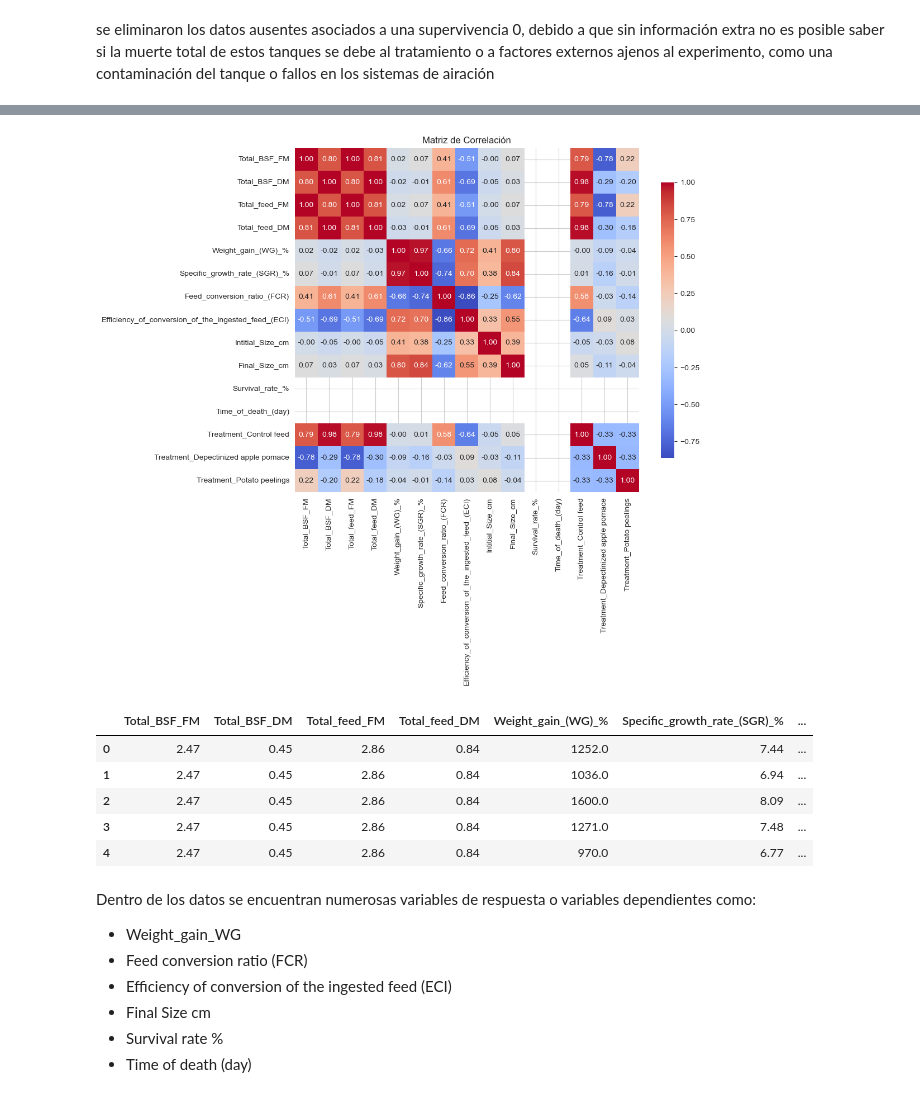
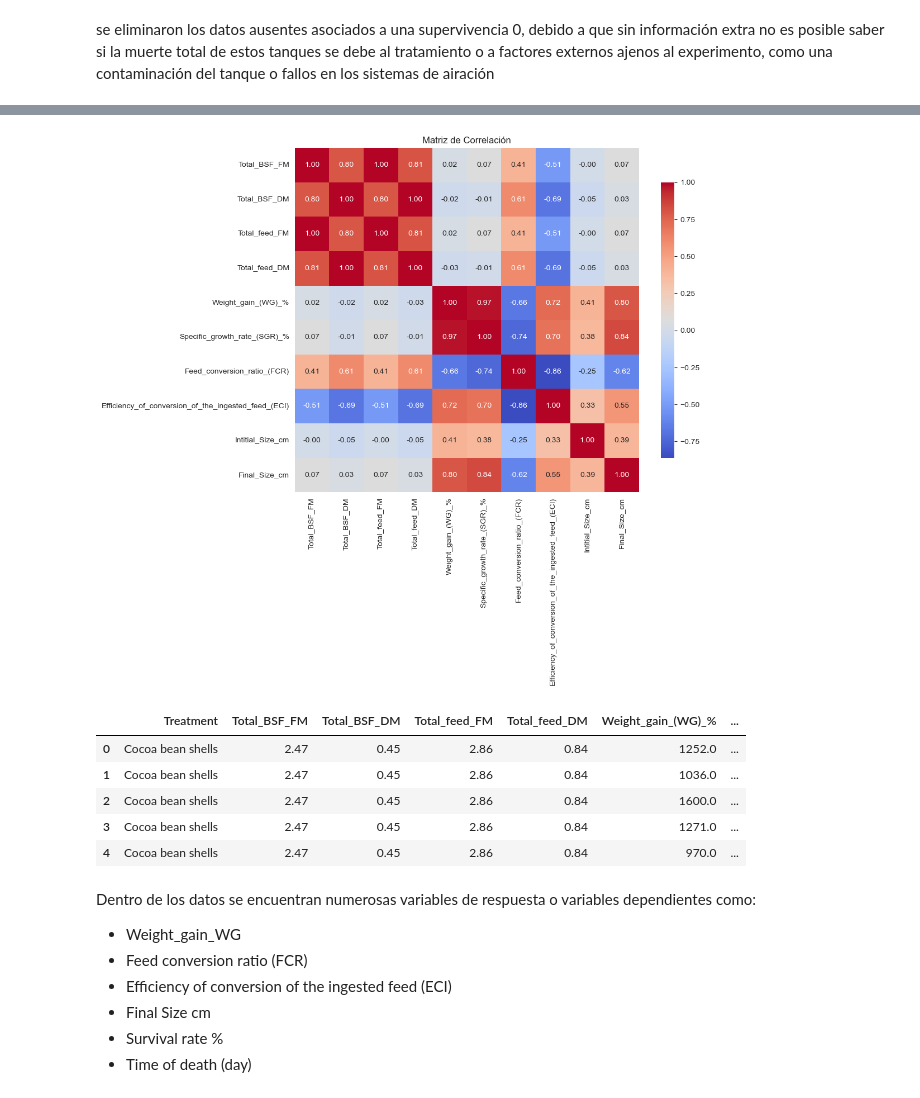
Before and after one commit to Alexis-martinezr/Machine-learning-biociencias, a Jupyter notebook: Analisis del crecimiento de camaron en funcion de la alimentacion.ipynb, the cells around one changed output, grey strips where cells are left out. Drawn from its saved outputs; the diff is of its cells as text; code cells hidden in the pictures.

```diff
--- a/Analisis del crecimiento de camaron en funcion de la alimentacion.ipynb
+++ b/Analisis del crecimiento de camaron en funcion de la alimentacion.ipynb
@@ -219,3 +173,0 @@ np.int64(2)
-# %%
-data_filtrado = data.dropna()
-data_filtrado.info()
@@ -240,22 +184,25 @@ memory usage: 13.8 KB
+# %%
+data_filtrado = data_filtrado.drop(['Survival_rate_%',
+       'Time_of_death_(day)'], axis=1)
 # %%
-correlacion_f = data_filtrado.corr()
+correlacion_f = data_filtrado.drop('Treatment', axis=1).corr()
 
 sns.set_style('whitegrid')
 plt.figure(figsize=(10, 8))
 sns.heatmap(correlacion_f, annot=True, fmt=".2f", cmap='coolwarm', square=True, cbar_kws={"shrink": .8})
 plt.title('Matriz de Correlación')
 plt.show()
 # %% [output]
-[figure, old version]
+[figure, new version]
 # %%
 data_filtrado.head()
 # %% [output]
-|  | Total_BSF_FM | Total_BSF_DM | Total_feed_FM | Total_feed_DM | Weight_gain_(WG)_% | Specific_growth_rate_(SGR)_% | ... |
-| 0 | 2.47 | 0.45 | 2.86 | 0.84 | 1252.0 | 7.44 | ... |
-| 1 | 2.47 | 0.45 | 2.86 | 0.84 | 1036.0 | 6.94 | ... |
-| 2 | 2.47 | 0.45 | 2.86 | 0.84 | 1600.0 | 8.09 | ... |
-| 3 | 2.47 | 0.45 | 2.86 | 0.84 | 1271.0 | 7.48 | ... |
-| 4 | 2.47 | 0.45 | 2.86 | 0.84 | 970.0 | 6.77 | ... |
+|  | Treatment | Total_BSF_FM | Total_BSF_DM | Total_feed_FM | Total_feed_DM | Weight_gain_(WG)_% | ... |
+| 0 | Cocoa bean shells | 2.47 | 0.45 | 2.86 | 0.84 | 1252.0 | ... |
+| 1 | Cocoa bean shells | 2.47 | 0.45 | 2.86 | 0.84 | 1036.0 | ... |
+| 2 | Cocoa bean shells | 2.47 | 0.45 | 2.86 | 0.84 | 1600.0 | ... |
+| 3 | Cocoa bean shells | 2.47 | 0.45 | 2.86 | 0.84 | 1271.0 | ... |
+| 4 | Cocoa bean shells | 2.47 | 0.45 | 2.86 | 0.84 | 970.0 | ... |
 # %% [markdown]
 Dentro de los datos se encuentran numerosas variables de respuesta o variables dependientes como:
 - Weight_gain_WG
```
Also changed, not shown: parts of 30 cells of this notebook, 1 other file.
